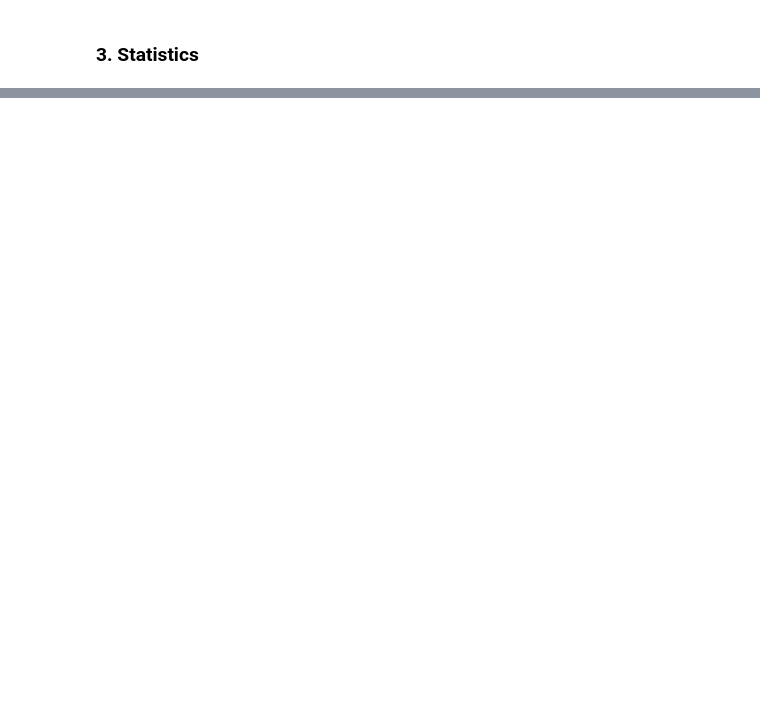
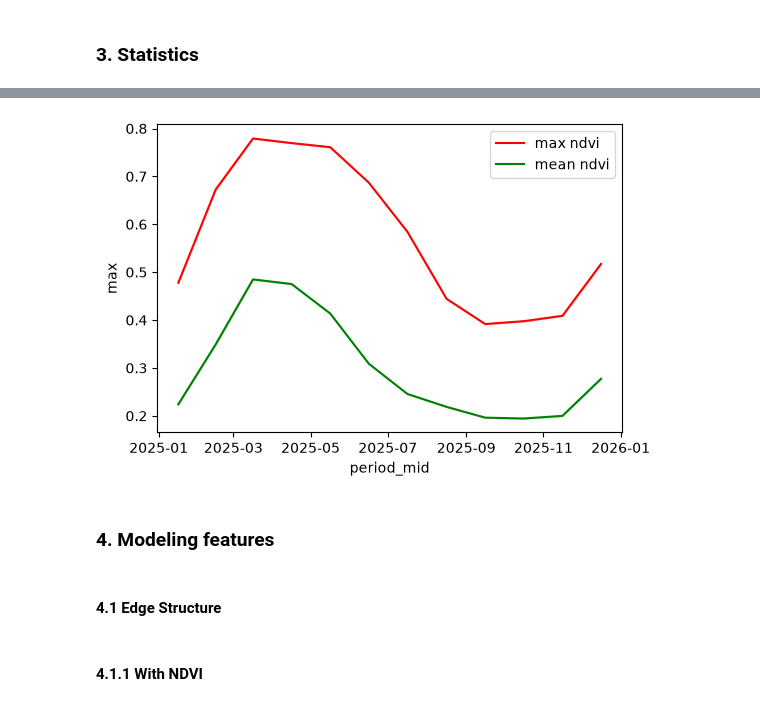
Before and after one commit to PantheraPaulus/hrHSA-public, a Jupyter notebook: notebooks/pangolin/MASTER_RS_GEE.ipynb, the cells around one changed output, grey strips where cells are left out. Drawn from its saved outputs; the diff is of its cells as text; code cells hidden in the pictures; blank space fills up the shorter version.

```diff
--- a/notebooks/pangolin/MASTER_RS_GEE.ipynb
+++ b/notebooks/pangolin/MASTER_RS_GEE.ipynb
@@ -1614,0 +1683,9 @@ plt.show()
+# %%
+ndvi_timeseries = temporal_summary(
+    s2_ic,
+    region=aoi_ee,
+    start="2025-01-01",
+    end="2026-01-01"
+)
+
+ndvi_timeseries = pd.concat(ndvi_timeseries)
@@ -1614,0 +1710,13 @@ plt.show()
+# %%
+fig, ax = plt.subplots(figsize = (6, 4))
+sns.lineplot(ndvi_timeseries, x = "period_mid", y = "max", color = "red", label = "max ndvi")
+sns.lineplot(ndvi_timeseries, x = "period_mid", y = "mean", color = "green", label = "mean ndvi")
+plt.show()
+# %% [output]
+[figure, added]
+# %% [markdown]
+### 4. Modeling features
+# %% [markdown]
+#### 4.1 Edge Structure
+# %% [markdown]
+#### 4.1.1 With NDVI
```
Also changed, not shown: parts of 28 cells of this notebook, 19 other files.
